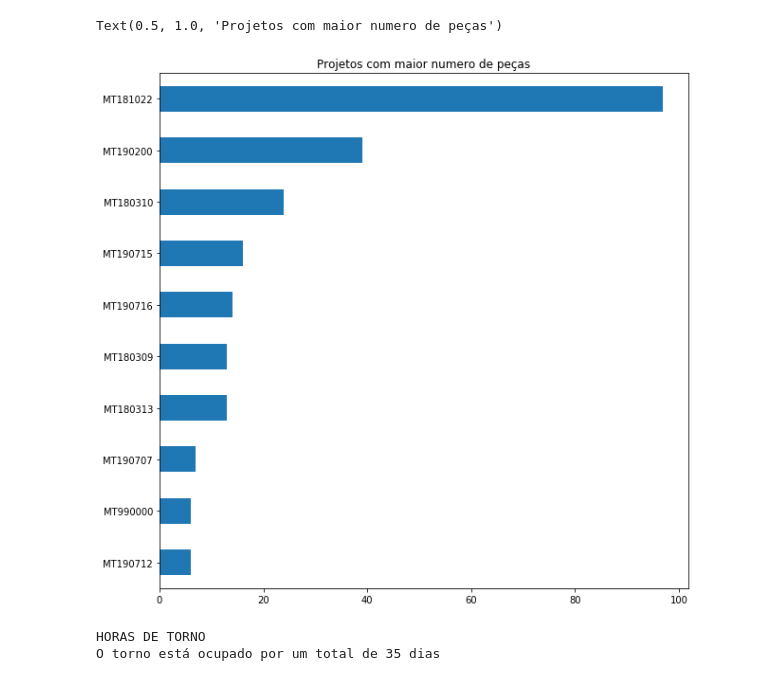
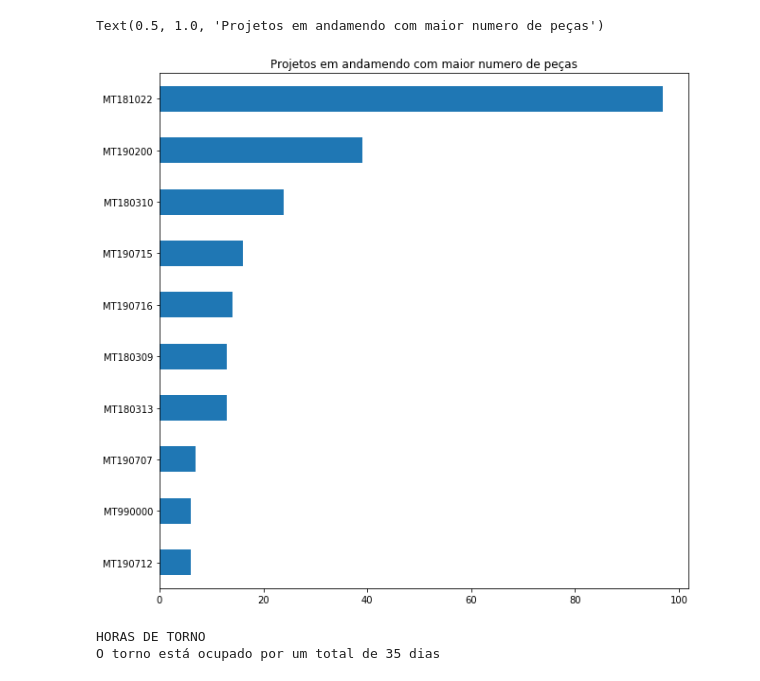
Before and after one commit to MaguinhoD/Data-Analisys-of-production, a Jupyter notebook: PRODUCAO.ipynb, the cells around one changed output. Drawn from its saved outputs; the diff is of its cells as text; code cells hidden in the pictures.

```diff
--- a/PRODUCAO.ipynb
+++ b/PRODUCAO.ipynb
@@ -14,10 +14,10 @@ producao = pd.ExcelFile('producao.xlsx')
 arquivo = pd.read_excel(producao, sheet_name='CONTROLE')
 # %%
 arquivo.query('ENTREGA == "NOK"')['P.O.:'].value_counts().sort_values().tail(10).plot(kind='barh',figsize=(10,10))
-plt.title('Projetos com maior numero de peças')
+plt.title('Projetos em andamendo com maior numero de peças')
 # %% [output]
-Text(0.5, 1.0, 'Projetos com maior numero de peças')
+Text(0.5, 1.0, 'Projetos em andamendo com maior numero de peças')
-[figure, old version]
+[figure, new version]
 # %%
 print('HORAS DE TORNO')
 arquivo.query('ENTREGA == "NOK"')['TORNO'].sum()/60
```
Also changed, not shown: parts of 3 cells of this notebook.
